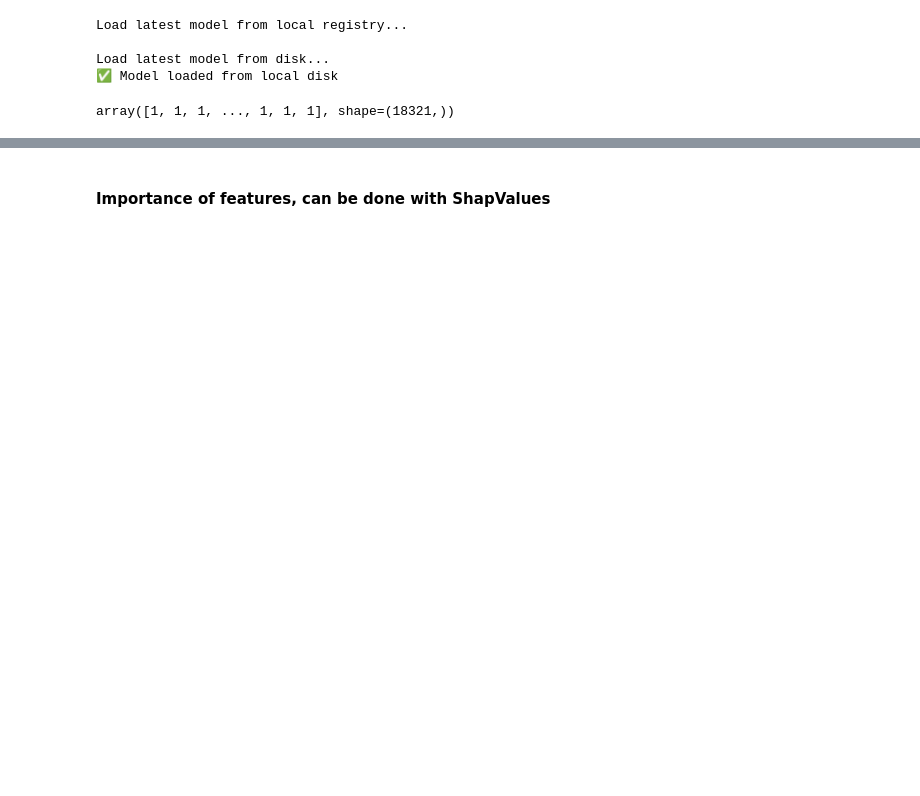
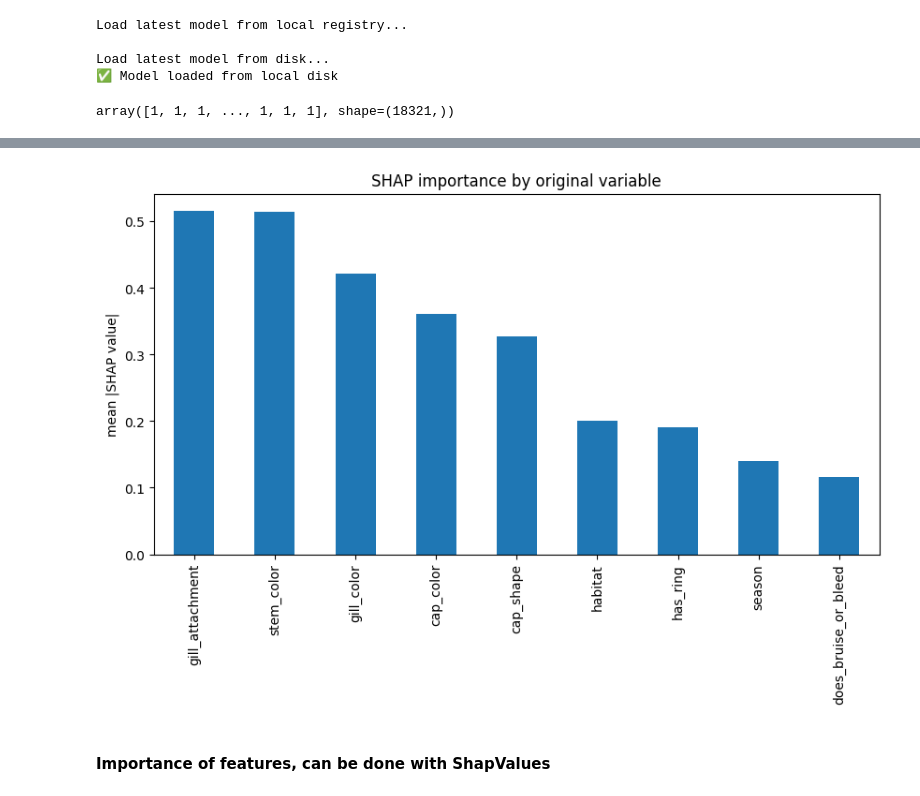
Before and after one commit to ClemPera/Kinoko, a Jupyter notebook: Notebooks/basspeif_dataviz_clean.ipynb, the cells around one changed output, grey strips where cells are left out. Cells and saved outputs as stored; diff of their text form; code cells hidden in the pictures; blank space fills up the shorter version.

```diff
--- a/Notebooks/basspeif_dataviz_clean.ipynb
+++ b/Notebooks/basspeif_dataviz_clean.ipynb
@@ -334,0 +401,95 @@ array([1, 1, 1, ..., 1, 1, 1], shape=(18321,))
+# %%
+# -------------------------
+# SHAP init
+# -------------------------
+import shap
+shap.initjs()
+
+# -------------------------
+# récupérer les éléments du pipeline
+# -------------------------
+
+pipeline = loaded_model
+preprocessor = pipeline.named_steps["columntransformer"]
+xgb_model = pipeline.named_steps["xgbclassifier"]
+
+# -------------------------
+# transformer les données
+# -------------------------
+
+X_test_transformed = preprocessor.transform(X_test)
+
+# -------------------------
+# récupérer les noms des features après preprocessing
+# -------------------------
+
+feature_names = preprocessor.get_feature_names_out()
+
+# -------------------------
+# créer l'explainer SHAP
+# -------------------------
+
+explainer = shap.TreeExplainer(xgb_model)
+
+shap_values = explainer(X_test_transformed)
+
+# -------------------------
+# dataframe shap
+# -------------------------
+
+shap_df = pd.DataFrame(
+    shap_values.values,
+    columns=feature_names
+)
+
+# -------------------------
+# colonnes catégorielles
+# -------------------------
+
+cat_cols = X_train.columns.tolist()
+
+# -------------------------
+# fonction pour retrouver la variable originale
+# -------------------------
+
+def original_feature(col):
+
+    # enlever le prefix du ColumnTransformer
+    name = col.split("__")[-1]
+
+    # retrouver la colonne d'origine
+    for c in cat_cols:
+        if name.startswith(c + "_"):
+            return c
+
+    return name
+
+# -------------------------
+# mapping colonnes → variable
+# -------------------------
+
+groups = {col: original_feature(col) for col in shap_df.columns}
+
+# -------------------------
+# regroupement SHAP
+# -------------------------
+
+grouped_shap = shap_df.T.groupby(groups).sum().T
+
+# -------------------------
+# importance globale
+# -------------------------
+
+importance = grouped_shap.abs().mean().sort_values(ascending=False)
+
+# -------------------------
+# plot importance
+# -------------------------
+
+import matplotlib.pyplot as plt
+
+importance.plot.bar(figsize=(10,5))
+plt.title("SHAP importance by original variable")
+plt.ylabel("mean |SHAP value|")
+plt.show()
+# %% [output]
@@ -335,3 +497,4 @@ array([1, 1, 1, ..., 1, 1, 1], shape=(18321,))
+[figure, added]
 # %% [markdown]
 #### Importance of features, can be done with ShapValues
 # %%
```
Also changed, not shown: parts of 16 cells of this notebook, 13 other files.
